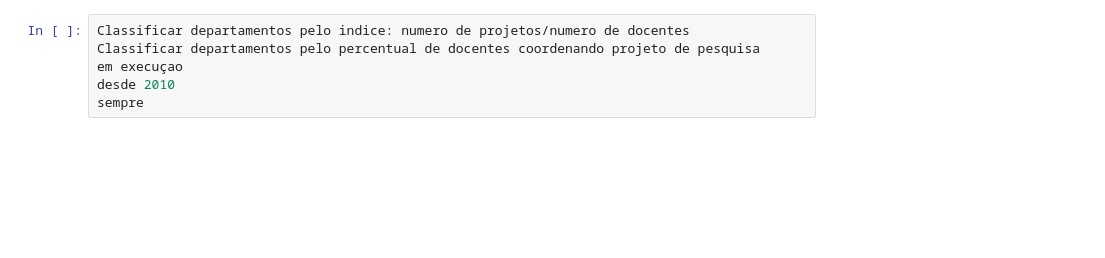
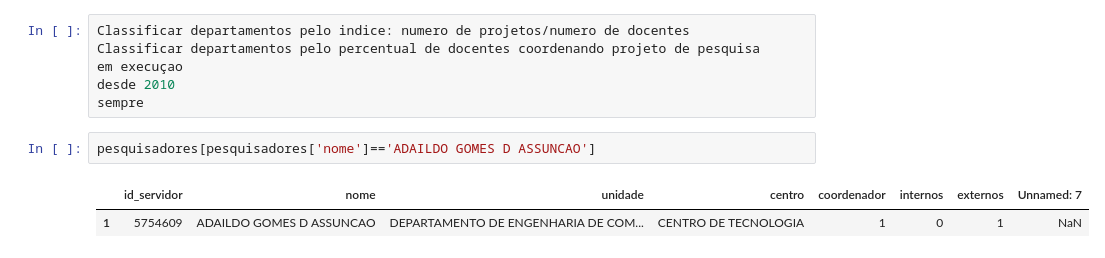
Before and after one commit to ycaroravel/UFRN-Analytics, a Jupyter notebook: Pesquisa.ipynb, the cells around one changed output. Cells and saved outputs as stored; diff of their text form; blank space fills up the shorter version.

```diff
--- a/Pesquisa.ipynb
+++ b/Pesquisa.ipynb
@@ -185,3 +156,8 @@ Classificar departamentos pelo percentual de docentes coordenando projeto de pes
 em execuçao
 desde 2010
 sempre
+# %%
+pesquisadores[pesquisadores['nome']=='ADAILDO GOMES D ASSUNCAO']
+# %% [output]
+|  | id_servidor | nome | unidade | centro | coordenador | internos | externos | Unnamed: 7 |
+| 1 | 5754609 | ADAILDO GOMES D ASSUNCAO | DEPARTAMENTO DE ENGENHARIA DE COM... | CENTRO DE TECNOLOGIA | 1 | 0 | 1 | NaN |
```
Also changed, not shown: parts of 9 cells of this notebook, 3 other files.
